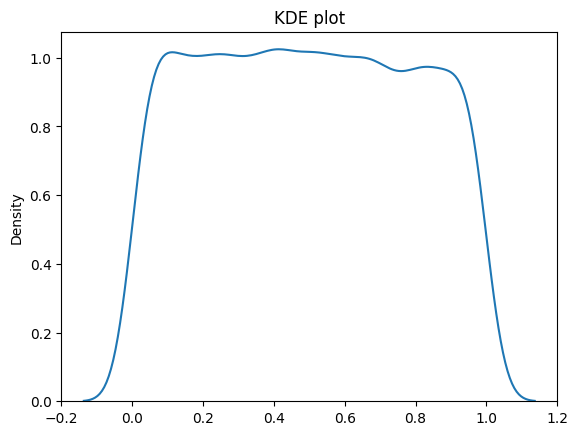
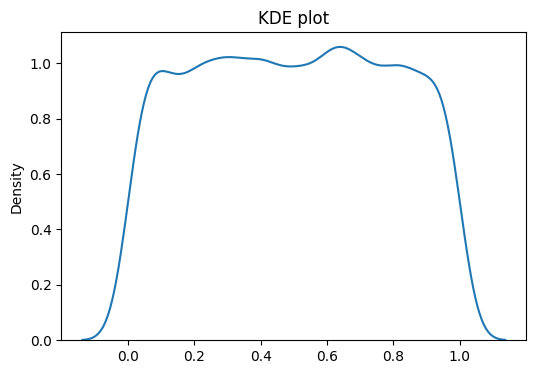
The change to this notebook cell's code, shown as a diff; its figure went from the first image to the second:
--- before
+++ after
@@ -1,2 +1,3 @@
+plt.figure(figsize=(6, 4))
 sns.kdeplot(data)
 plt.title("KDE plot")

Commit: update